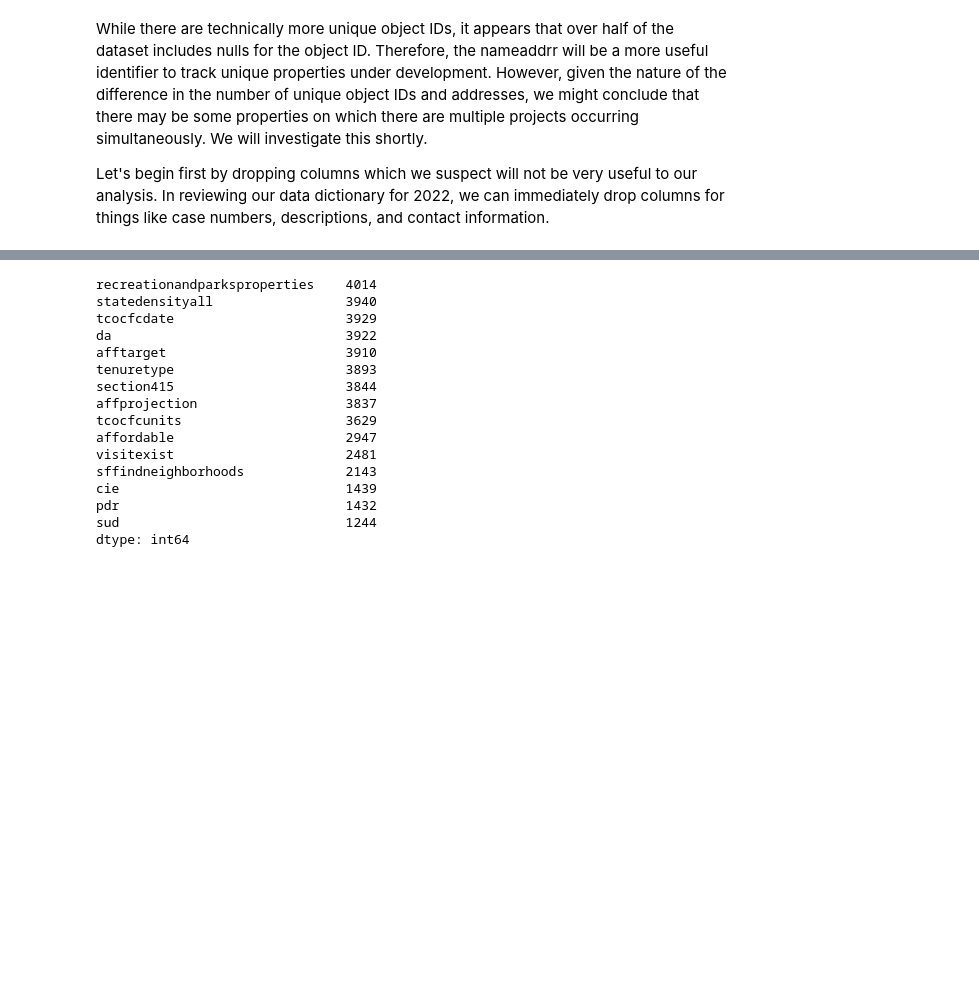
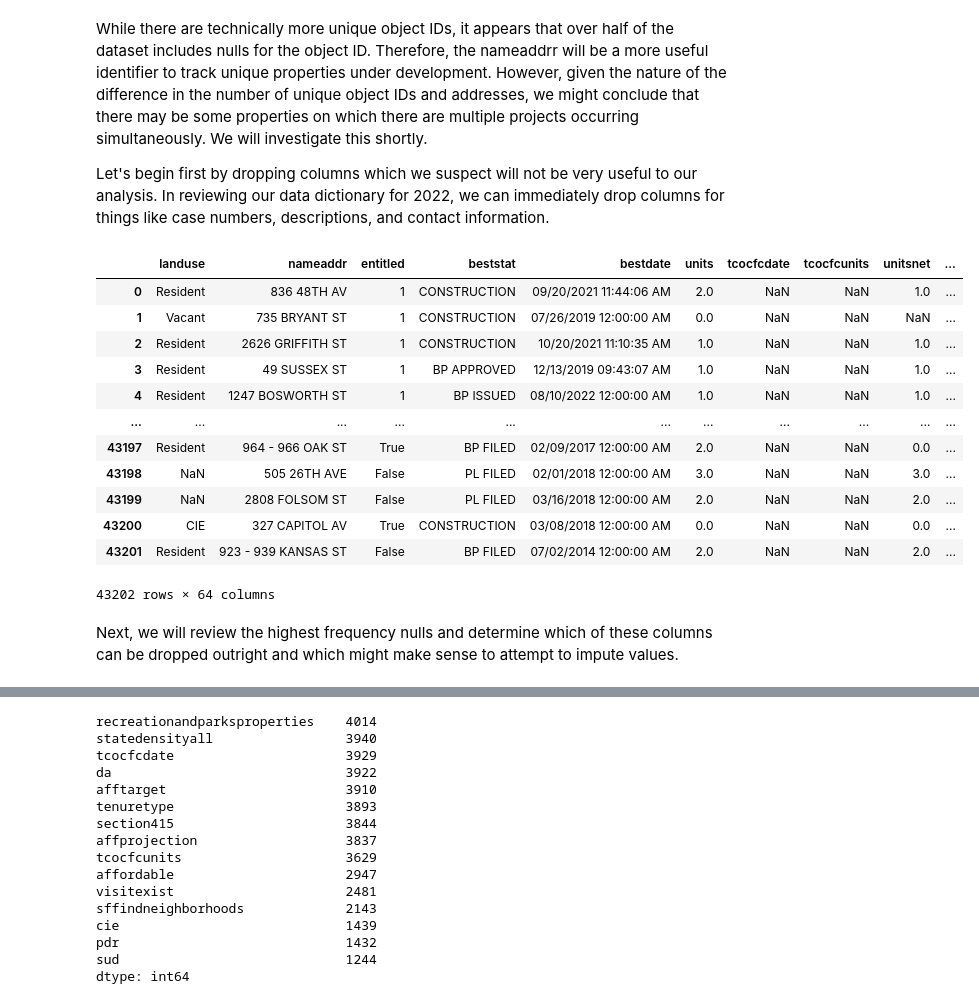
Before and after one commit to joeynotaro/sf-affordable-housing, a Jupyter notebook: eda.ipynb, the cells around one changed output, grey strips where cells are left out. Drawn from its saved outputs; the diff is of its cells as text; code cells hidden in the pictures; blank space fills up the shorter version.

Commit message:
pushing more data cleaning with all but affordability data.

```diff
--- a/eda.ipynb
+++ b/eda.ipynb
@@ -1276,3 +1276,34 @@ dtype: int64
 While there are technically more unique object IDs, it appears that over half of the dataset includes nulls for the object ID. Therefore, the nameaddrr will be a more useful identifier to track unique properties under development. However, given the nature of the difference in the number of unique object IDs and addresses, we might conclude that there may be some properties on which there are multiple projects occurring simultaneously. We will investigate this shortly.
 
 Let's begin first by dropping columns which we suspect will not be very useful to our analysis. In reviewing our data dictionary for 2022, we can immediately drop columns for things like case numbers, descriptions, and contact information.
+# %%
+# drop data columns specific to individual properties
+sf_dev_projs.drop(columns = ['objectid',
+                             'blklot',
+                             'caseno',
+                             'bpapplno',
+                             'descript',
+                             'dbidesc',
+                             'planner',
+                             'sponsor',
+                             'contact',
+                             'contactph'],
+                  inplace = True)
+
+sf_dev_projs
+# %% [output]
+|  | landuse | nameaddr | entitled | beststat | bestdate | units | tcocfcdate | tcocfcunits | unitsnet | ... |
+| 0 | Resident | 836 48TH AV | 1 | CONSTRUCTION | 09/20/2021 11:44:06 AM | 2.0 | NaN | NaN | 1.0 | ... |
+| 1 | Vacant | 735 BRYANT ST | 1 | CONSTRUCTION | 07/26/2019 12:00:00 AM | 0.0 | NaN | NaN | NaN | ... |
+| 2 | Resident | 2626 GRIFFITH ST | 1 | CONSTRUCTION | 10/20/2021 11:10:35 AM | 1.0 | NaN | NaN | 1.0 | ... |
+| 3 | Resident | 49 SUSSEX ST | 1 | BP APPROVED | 12/13/2019 09:43:07 AM | 1.0 | NaN | NaN | 1.0 | ... |
+| 4 | Resident | 1247 BOSWORTH ST | 1 | BP ISSUED | 08/10/2022 12:00:00 AM | 1.0 | NaN | NaN | 1.0 | ... |
+| ... | ... | ... | ... | ... | ... | ... | ... | ... | ... | ... |
+| 43197 | Resident | 964 - 966 OAK ST | True | BP FILED | 02/09/2017 12:00:00 AM | 2.0 | NaN | NaN | 0.0 | ... |
+| 43198 | NaN | 505 26TH AVE | False | PL FILED | 02/01/2018 12:00:00 AM | 3.0 | NaN | NaN | 3.0 | ... |
+| 43199 | NaN | 2808 FOLSOM ST | False | PL FILED | 03/16/2018 12:00:00 AM | 2.0 | NaN | NaN | 2.0 | ... |
+| 43200 | CIE | 327 CAPITOL AV | True | CONSTRUCTION | 03/08/2018 12:00:00 AM | 0.0 | NaN | NaN | 0.0 | ... |
+| 43201 | Resident | 923 - 939 KANSAS ST | False | BP FILED | 07/02/2014 12:00:00 AM | 2.0 | NaN | NaN | 2.0 | ... |
+43202 rows × 64 columns
+# %% [markdown]
+Next, we will review the highest frequency nulls and determine which of these columns can be dropped outright and which might make sense to attempt to impute values.
```
Also changed, not shown: parts of 75 cells of this notebook.
